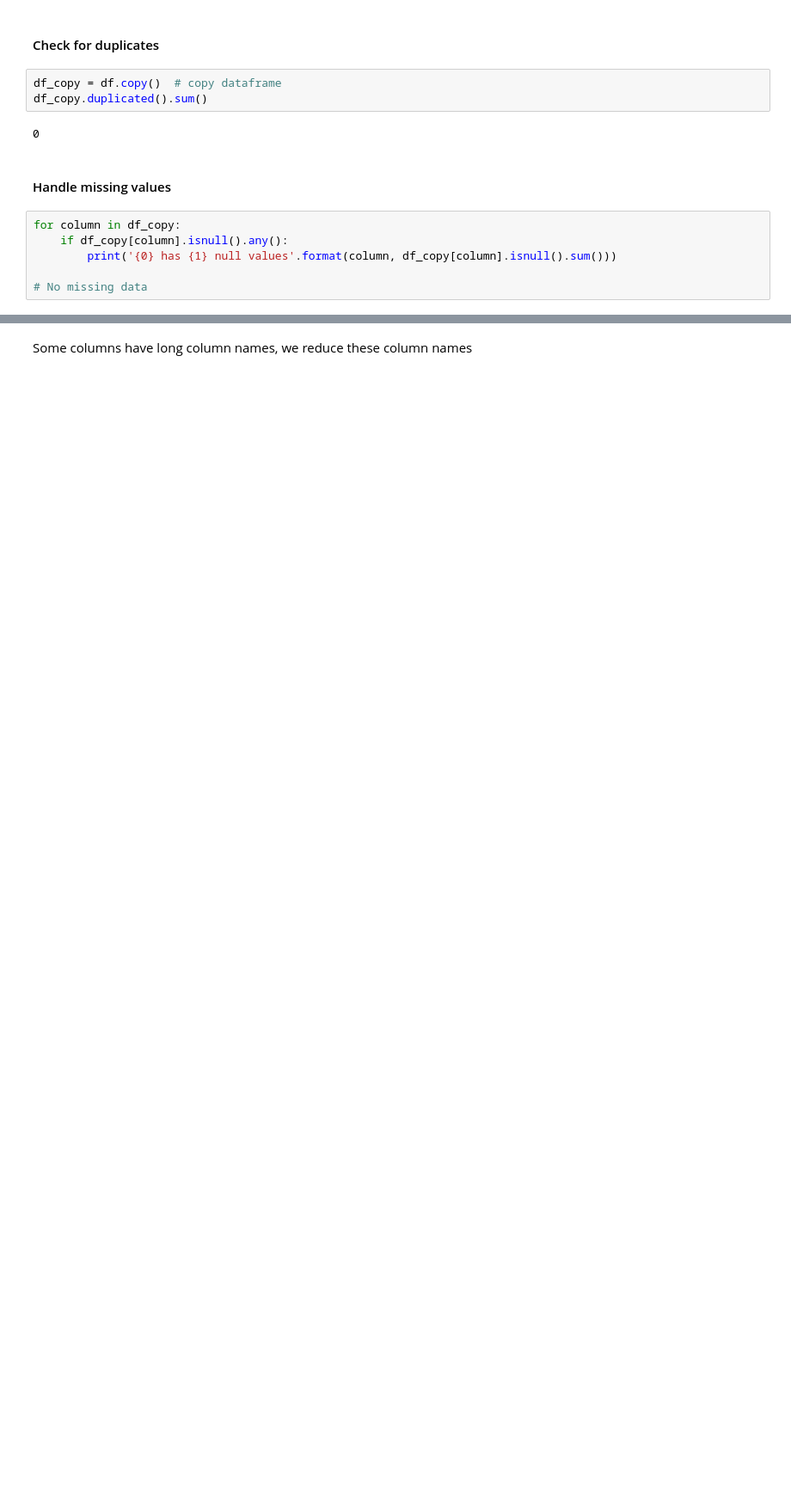
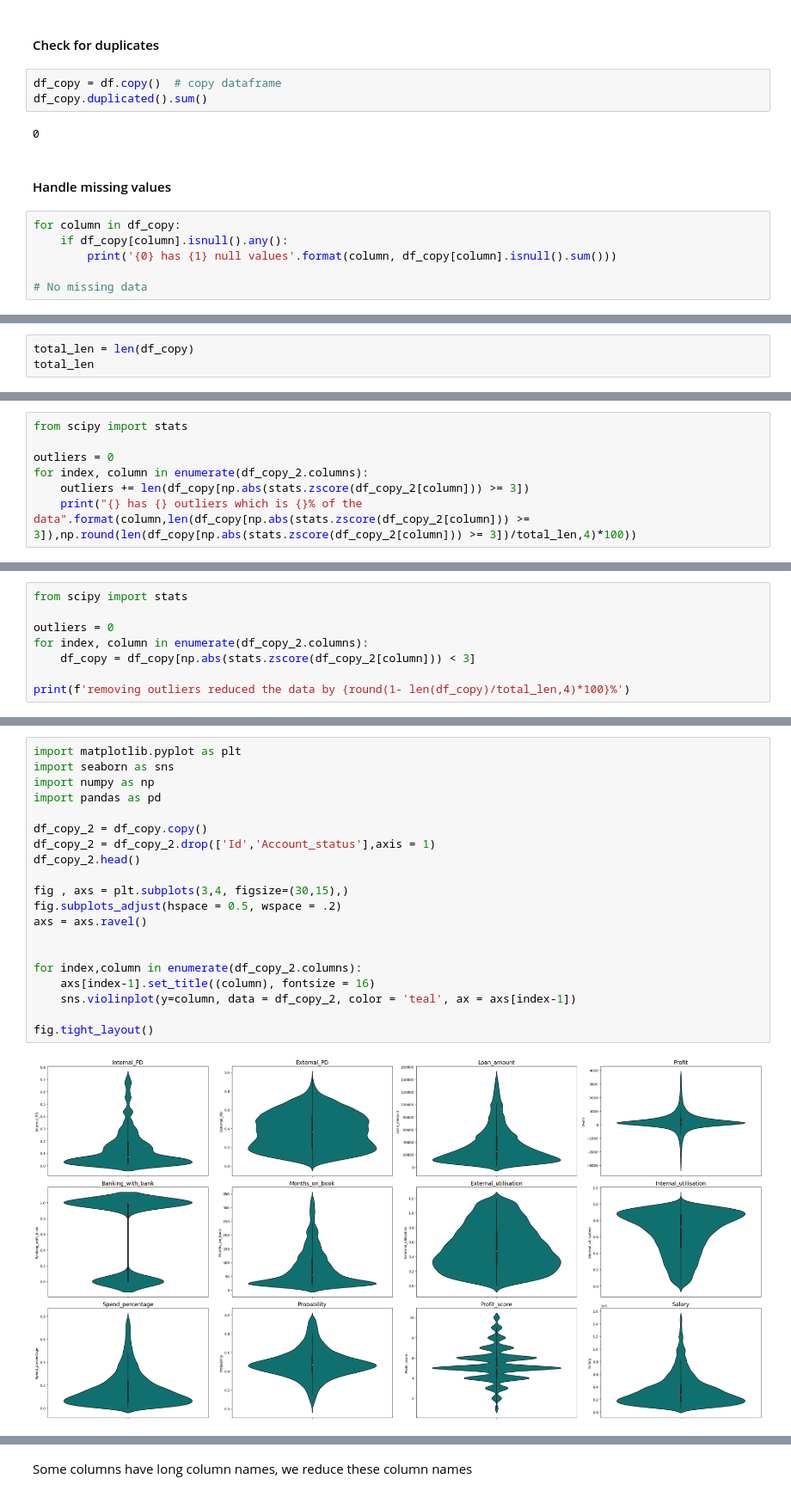
Before and after one commit to VuyiswaK/Workplace_project, a Jupyter notebook: Workplace Project.ipynb, the cells around one changed output, grey strips where cells are left out. Shown at 86% size. Saved outputs shown, nothing was run; the diff lists cells and outputs as text; blank space fills up the shorter version.

```diff
--- a/Workplace Project.ipynb
+++ b/Workplace Project.ipynb
@@ -143,0 +232,3 @@ for column in df_copy:
+# %%
+total_len = len(df_copy)
+total_len
@@ -143,0 +237,7 @@ for column in df_copy:
+# %%
+from scipy import stats
+
+outliers = 0
+for index, column in enumerate(df_copy_2.columns):
+    outliers += len(df_copy[np.abs(stats.zscore(df_copy_2[column])) >= 3])
+    print("{} has {} outliers which is {}% of the data".format(column,len(df_copy[np.abs(stats.zscore(df_copy_2[column])) >= 3]),np.round(len(df_copy[np.abs(stats.zscore(df_copy_2[column])) >= 3])/total_len,4)*100))
@@ -143,0 +259,8 @@ for column in df_copy:
+# %%
+from scipy import stats
+
+outliers = 0
+for index, column in enumerate(df_copy_2.columns):
+    df_copy = df_copy[np.abs(stats.zscore(df_copy_2[column])) < 3]
+
+print(f'removing outliers reduced the data by {round(1- len(df_copy)/total_len,4)*100}%')
@@ -143,0 +269,22 @@ for column in df_copy:
+# %%
+import matplotlib.pyplot as plt
+import seaborn as sns
+import numpy as np
+import pandas as pd
+
+df_copy_2 = df_copy.copy()
+df_copy_2 = df_copy_2.drop(['Id','Account_status'],axis = 1)
+df_copy_2.head()
+
+fig , axs = plt.subplots(3,4, figsize=(30,15),)
+fig.subplots_adjust(hspace = 0.5, wspace = .2)
+axs = axs.ravel()
+
+
+for index,column in enumerate(df_copy_2.columns):
+    axs[index-1].set_title((column), fontsize = 16)
+    sns.violinplot(y=column, data = df_copy_2, color = 'teal', ax = axs[index-1])
+
+fig.tight_layout()
+# %% [output]
+[figure, added]
```
Also changed, not shown: parts of 128 cells of this notebook, 2 other files.
